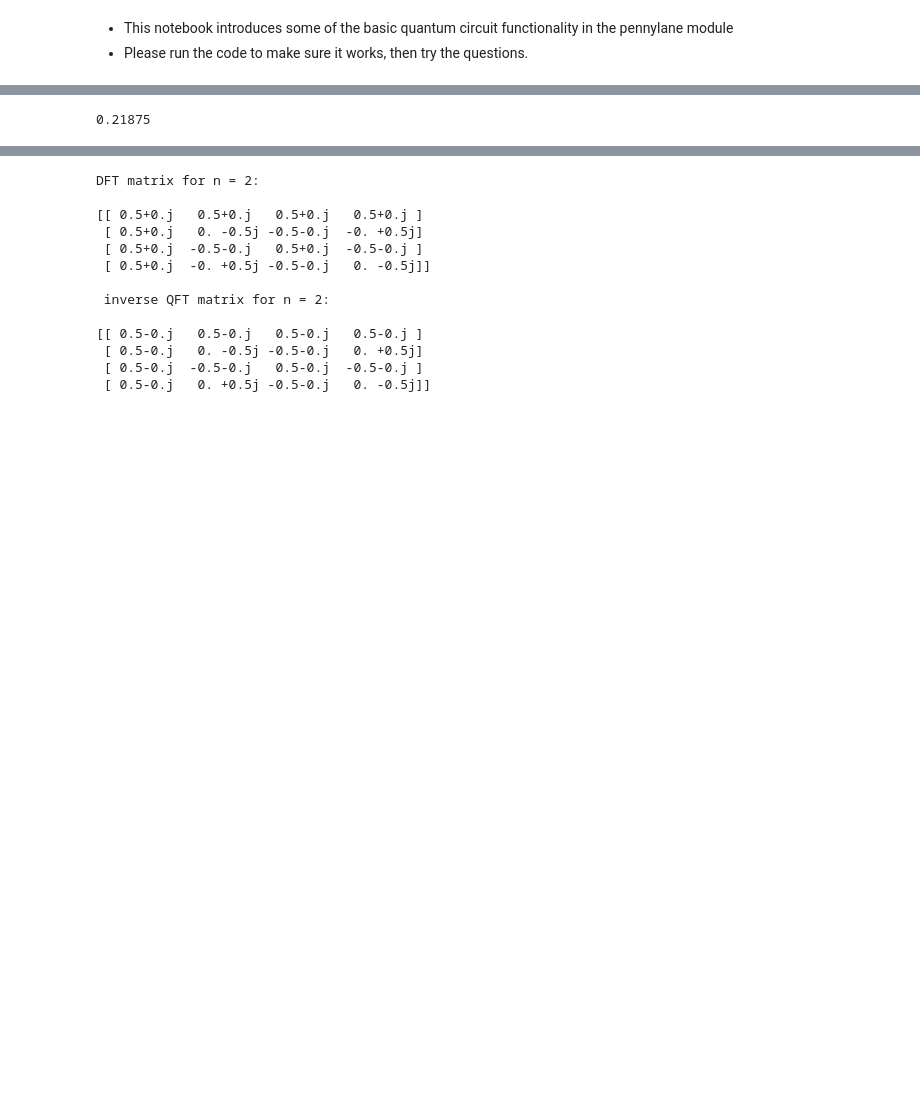
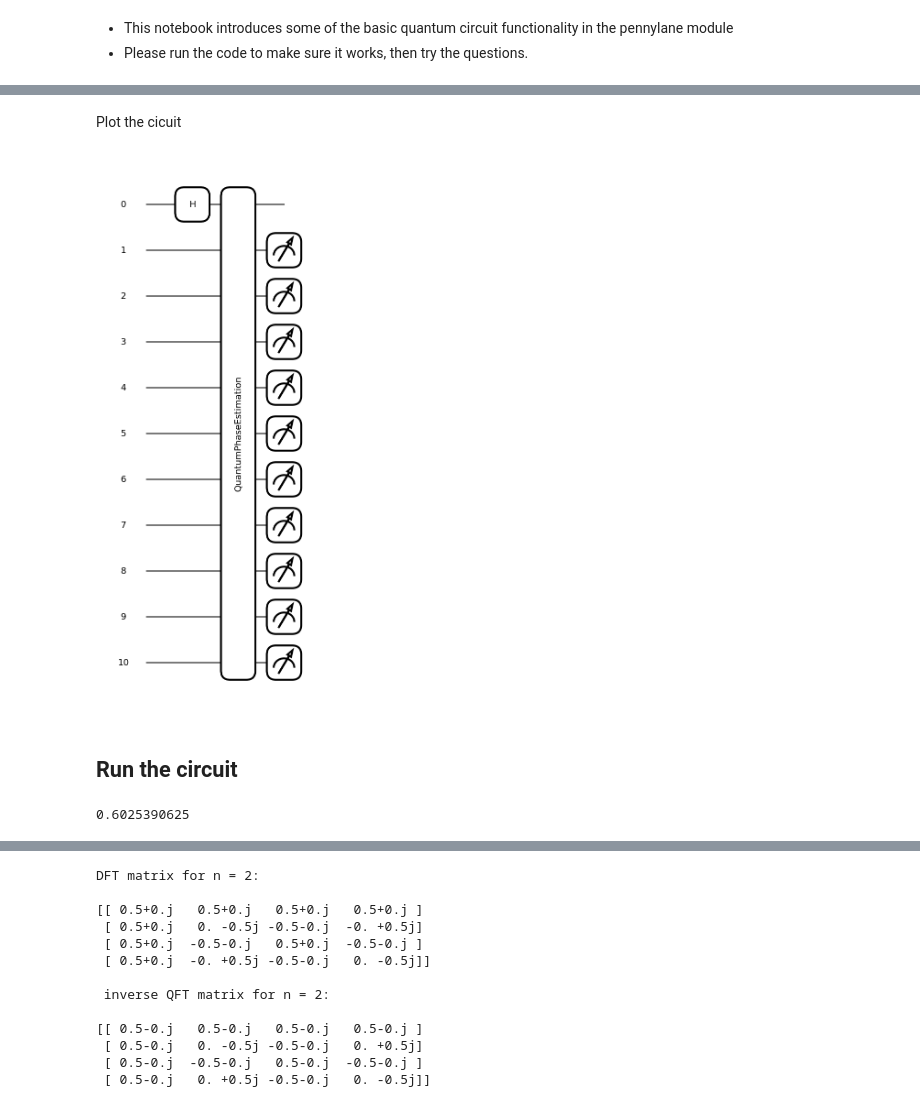
Before and after one commit to cmcneile/Quantum_Computing_lab_2024, a Jupyter notebook: Quantum_Computer_Lab_2.ipynb, the cells around one changed output, grey strips where cells are left out. Saved outputs shown, nothing was run; the diff lists cells and outputs as text; code cells hidden in the pictures; blank space fills up the shorter version.

```diff
--- a/Quantum_Computer_Lab_2.ipynb
+++ b/Quantum_Computer_Lab_2.ipynb
@@ -184,12 +153,12 @@ target_wires = [0]
 unitary = qml.RX(phase, wires=0).matrix()
 # %%
-n_estimation_wires = 5
+n_estimation_wires = 10
 estimation_wires = range(1, n_estimation_wires + 1)
 
 dev = qml.device("default.qubit", wires=n_estimation_wires + 1)
 
 @qml.qnode(dev)
-def circuit():
+def circuit_unitary():
     # Start in the |+> eigenstate of the unitary
     qml.Hadamard(wires=target_wires)
 
@@ -200,12 +169,26 @@ def circuit():
     )
 
     return qml.probs(estimation_wires)
-
-phase_estimated = np.argmax(circuit()) / 2 ** n_estimation_wires
-
-# Need to rescale phase due to convention of RX gate
-#phase_estimated = 4 * np.pi * (1 - phase_estimated)
-
-print(phase_estimated )
-# %% [output]
-0.21875
+# %% [markdown]
+Plot the cicuit
+# %%
+#  https://docs.pennylane.ai/en/stable/introduction/circuits.html
+
+import matplotlib.pyplot as plt
+qml.drawer.use_style("black_white")
+fig, ax = qml.draw_mpl( circuit_unitary)()
+
+plt.show()
+# %% [output]
+[figure, added]
+# %% [markdown]
+## Run the circuit
+# %%
+phase_estimated = np.argmax(circuit_unitary()) / 2 ** n_estimation_wires
+
+# Need to rescale phase due to convention of RX gate
+#phase_estimated = 4 * np.pi * (1 - phase_estimated)
+
+print(phase_estimated )
+# %% [output]
+0.6025390625
```
Also changed, not shown: parts of 31 cells of this notebook.
